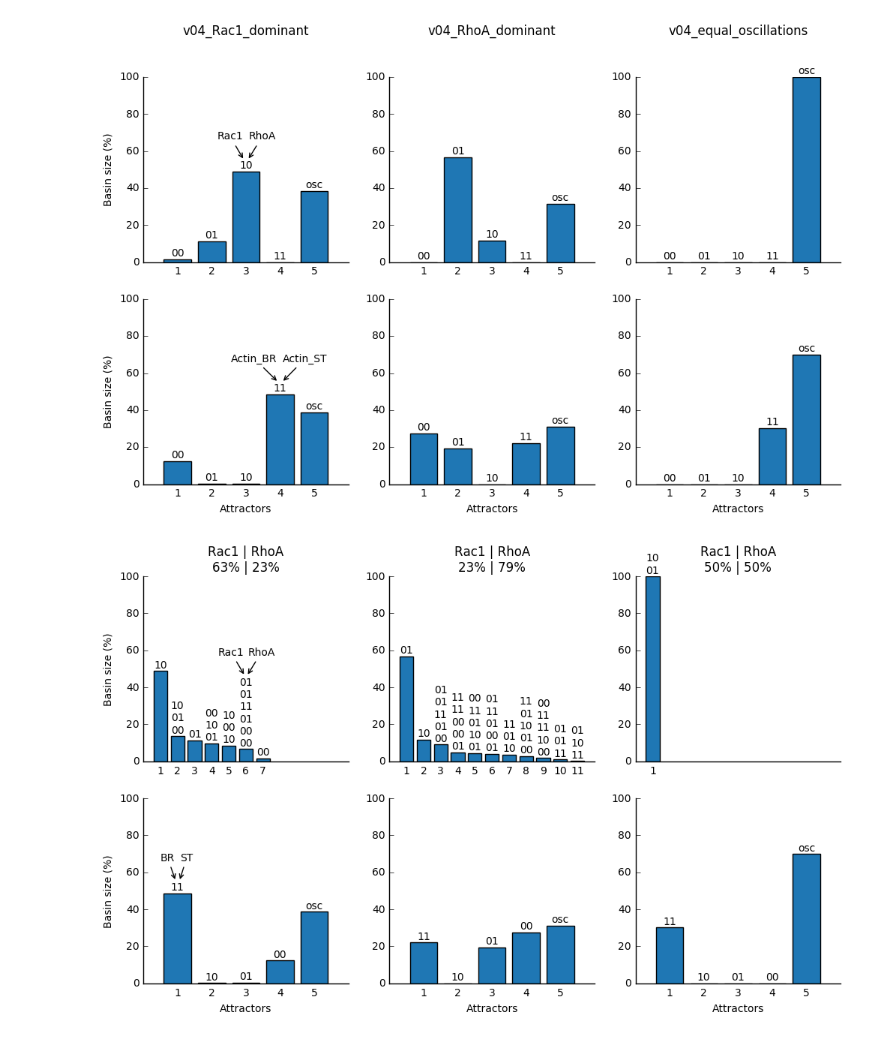
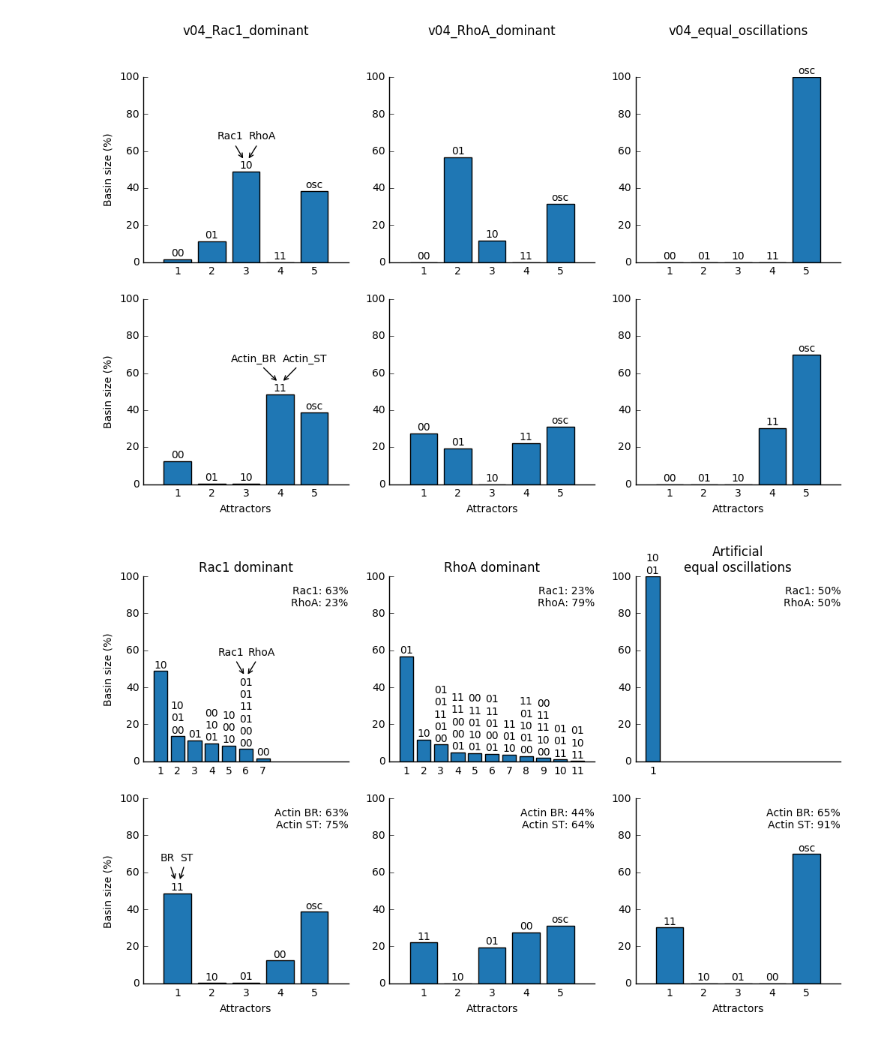
Before and after one commit to Vitaljok/actin-signaling, a Jupyter notebook: Basin charts.ipynb, the cells around one changed output. Drawn from its saved outputs; the diff is of its cells as text; code cells hidden in the pictures.

Commit message:
figure 2 fixes

```diff
--- a/Basin charts.ipynb
+++ b/Basin charts.ipynb
@@ -155,48 +155,58 @@ fig.savefig('charts/fig_2_b.png', bbox_inches='tight', dpi=300)
 # %% [output]
 [figure]
 # %%
-def get_title(report):
+def get_activity(report):
     import csv
     reader = csv.reader(open('reports/{}/base/weighted_activity.csv'.format(report), 'r'))
-    act = [0, 0]
+    act = {}
     for data in reader:
-        if data[0] == 'Rac1':
-            act[0] = data[1]
-        elif data[0] == 'RhoA':
-            act[1] = data[1]
+        act[data[0]] = data[1]
 
-    return 'Rac1 | RhoA\n{}% | {}%'.format(act[0], act[1])
+    return act
 
-titles = [get_title(report) for report in reports]
+titles = ['Rac1 dominant', 'RhoA dominant', 'Artificial\nequal oscillations']
+
+activities = [get_activity(report) for report in reports]
+
+# titles = [get_title(report) for report in reports]
 
 fig, axes = pl.subplots(2, 3, sharey=True, figsize = (12, 7))
 names = []
 for idx, file in enumerate(files):
     with open(file, 'r') as file:
         data_a, data_r, _ = file.read().split("\n\n\n\n")
 
     nm, basins, values = parse_raw_basins(data_r)
 
     names.append(nm)
     plot_basins(data_r, axes[0, idx], basins, values)
     axes[0, idx].set_title(titles[idx], y=1.0)
     axes[0, idx].set_xlim((0, 12))
+    axes[0, idx].text(12, 95,
+                      'Rac1: {}%\nRhoA: {}%'.format(activities[idx]['Rac1'], activities[idx]['RhoA']),
+                      horizontalalignment='right',
+                      verticalalignment='top')
 
     nm, basins, values = parse_raw_basins(data_a)
     bt, vt = transform_basins(basins, values)
     names.append(nm)
     plot_basins(data_a, axes[1, idx], bt, vt)
     axes[1, idx].set_xlabel('Attractors')
     axes[1, idx].set_xlim((0, 6))
+
+    axes[1, idx].text(6, 95,
+                      'Actin BR: {}%\nActin ST: {}%'.format(activities[idx]['Actin_BR'], activities[idx]['Actin_ST']),
+                      horizontalalignment='right',
+                      verticalalignment='top')
 
 axes[0, 0].set_ylabel('Basin size (%)')
 axes[1, 0].set_ylabel('Basin size (%)')
 
 add_annotation(axes[0,0], names[0], 6, 46)
 add_annotation(axes[1,0], ('BR', 'ST'), 1, 55)
 
 fig.savefig('charts/fig_2_c.svg', bbox_inches='tight')
 fig.savefig('charts/fig_2_c.eps', bbox_inches='tight')
 fig.savefig('charts/fig_2_c.png', bbox_inches='tight', dpi=300)
 # %% [output]
-[figure, old version]
+[figure, new version]
```
Also changed, not shown: 4 other files.
